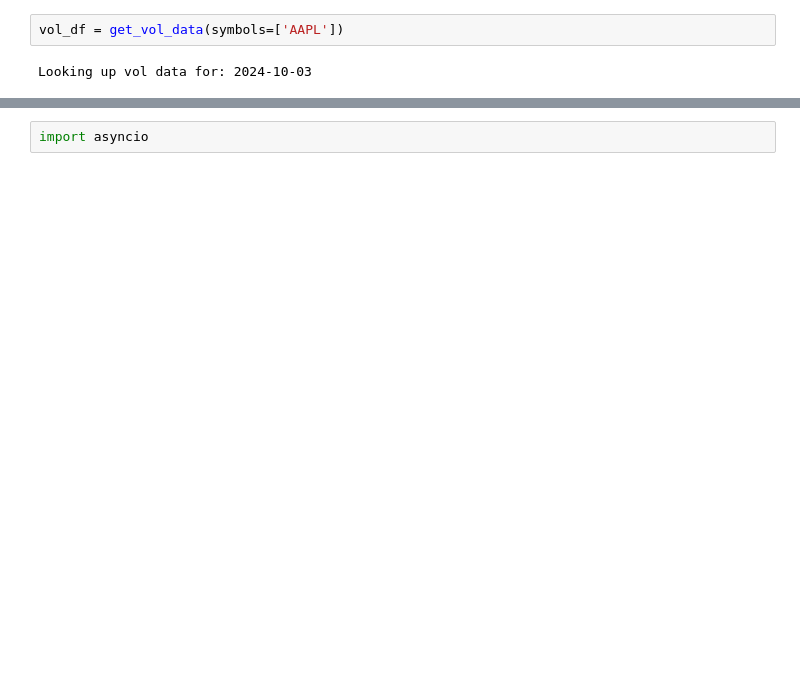
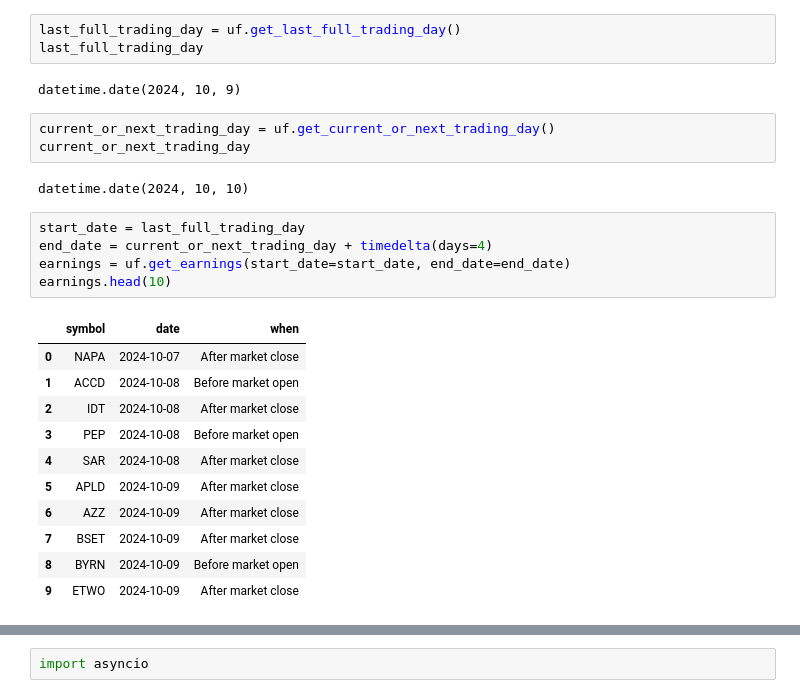
Before and after one commit to lowQuant/IB-Multi-Strategy-ATS, a Jupyter notebook: data_and_research/notebooks/options.ipynb, the cells around one changed output, grey strips where cells are left out. Cells and saved outputs as stored; diff of their text form; blank space fills up the shorter version.

```diff
--- a/data_and_research/notebooks/options.ipynb
+++ b/data_and_research/notebooks/options.ipynb
@@ -209,4 +15,27 @@ def get_vol_data(symbols: list[str] = None, curated = True, include_yf = True):
-# %%
-vol_df = get_vol_data(symbols=['AAPL'])
-# %% [output]
-Looking up vol data for: 2024-10-03
+# %%
+last_full_trading_day = uf.get_last_full_trading_day()
+last_full_trading_day
+# %% [output]
+datetime.date(2024, 10, 9)
+# %%
+current_or_next_trading_day = uf.get_current_or_next_trading_day()
+current_or_next_trading_day
+# %% [output]
+datetime.date(2024, 10, 10)
+# %%
+start_date = last_full_trading_day
+end_date = current_or_next_trading_day + timedelta(days=4)
+earnings = uf.get_earnings(start_date=start_date, end_date=end_date)
+earnings.head(10)
+# %% [output]
+|  | symbol | date | when |
+| 0 | NAPA | 2024-10-07 | After market close |
+| 1 | ACCD | 2024-10-08 | Before market open |
+| 2 | IDT | 2024-10-08 | After market close |
+| 3 | PEP | 2024-10-08 | Before market open |
+| 4 | SAR | 2024-10-08 | After market close |
+| 5 | APLD | 2024-10-09 | After market close |
+| 6 | AZZ | 2024-10-09 | After market close |
+| 7 | BSET | 2024-10-09 | After market close |
+| 8 | BYRN | 2024-10-09 | Before market open |
+| 9 | ETWO | 2024-10-09 | After market close |
```
Also changed, not shown: parts of 23 cells of this notebook, 1 other file.
